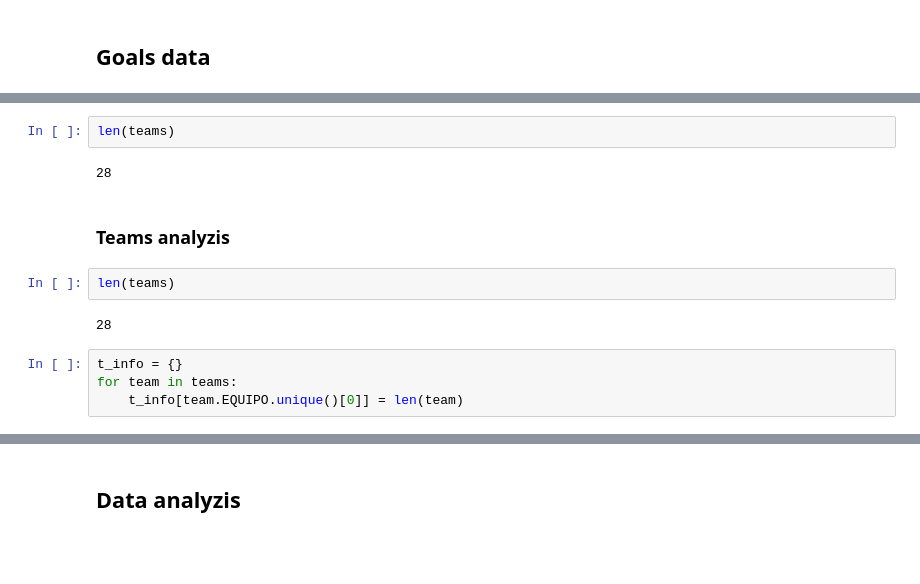
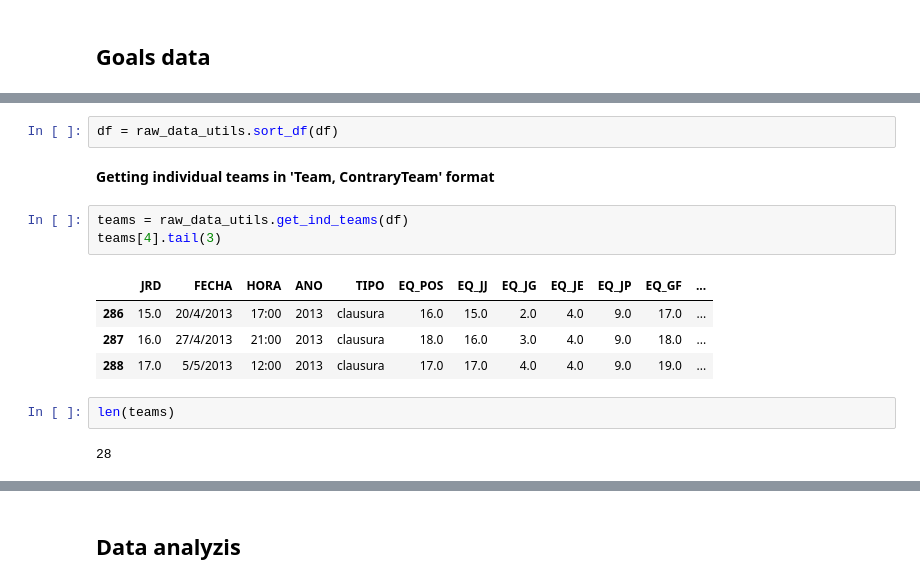
Before and after one commit to Roberto09/Match-Predictor, a Jupyter notebook: GRU-RNN V3.ipynb, the cells around one changed output, grey strips where cells are left out. Cells and saved outputs as stored; diff of their text form; blank space fills up the shorter version.

```diff
--- a/GRU-RNN V3.ipynb
+++ b/GRU-RNN V3.ipynb
@@ -195,14 +42,16 @@ End -> Setting up continious variables
+# %%
+df = raw_data_utils.sort_df(df)
+# %% [markdown]
+**Getting individual teams in 'Team, ContraryTeam' format**
+# %%
+teams = raw_data_utils.get_ind_teams(df)
+teams[4].tail(3)
+# %% [output]
+|  | JRD | FECHA | HORA | ANO | TIPO | EQ_POS | EQ_JJ | EQ_JG | EQ_JE | EQ_JP | EQ_GF | ... |
+| 286 | 15.0 | 20/4/2013 | 17:00 | 2013 | clausura | 16.0 | 15.0 | 2.0 | 4.0 | 9.0 | 17.0 | ... |
+| 287 | 16.0 | 27/4/2013 | 21:00 | 2013 | clausura | 18.0 | 16.0 | 3.0 | 4.0 | 9.0 | 18.0 | ... |
+| 288 | 17.0 | 5/5/2013 | 12:00 | 2013 | clausura | 17.0 | 17.0 | 4.0 | 4.0 | 9.0 | 19.0 | ... |
 # %%
 len(teams)
 # %% [output]
 28
-# %% [markdown]
-### Teams analyzis
-# %%
-len(teams)
-# %% [output]
-28
-# %%
-t_info = {}
-for team in teams:
-    t_info[team.EQUIPO.unique()[0]] = len(team)
```
Also changed, not shown: parts of 60 cells of this notebook, 1 other file.
